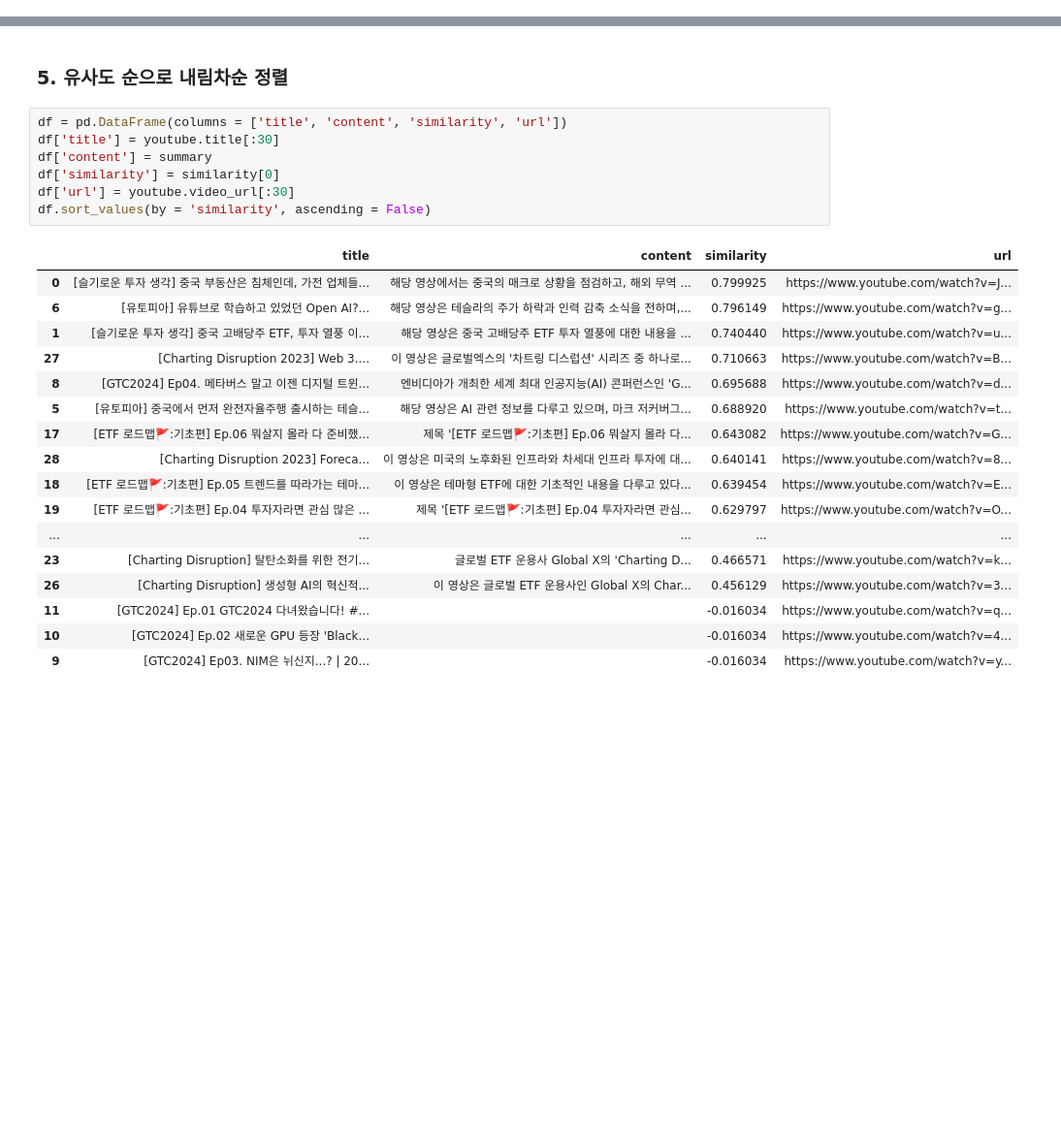
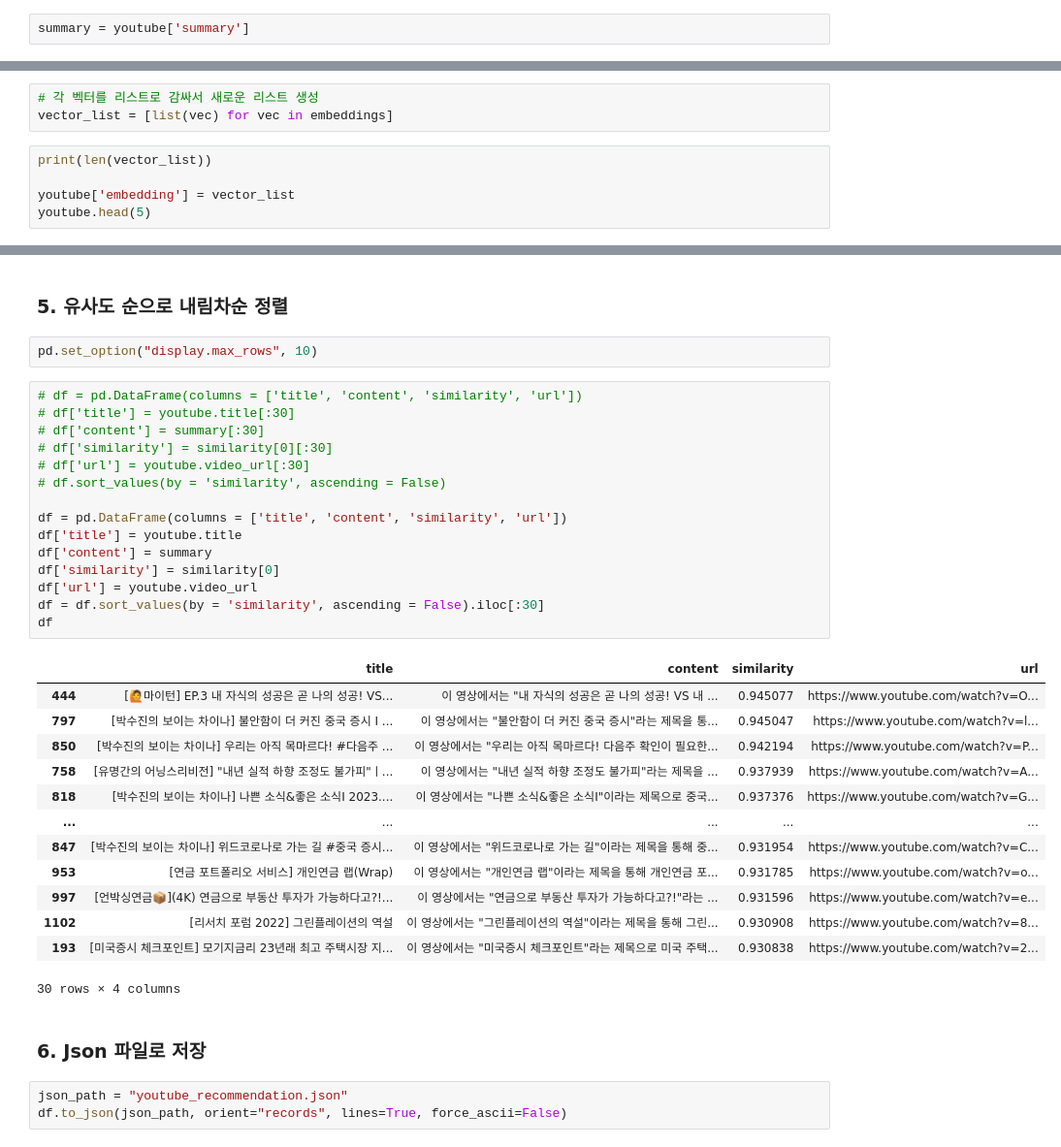
Before and after one commit to slayerzeroa/miraeasset_ai, a Jupyter notebook: youtube_recommendation/유튜브추천알고리즘.ipynb, the cells around one changed output, grey strips where cells are left out. Shown at 97% size. Saved outputs shown, nothing was run; the diff lists cells and outputs as text; blank space fills up the shorter version.

```diff
--- a/youtube_recommendation/유튜브추천알고리즘.ipynb
+++ b/youtube_recommendation/유튜브추천알고리즘.ipynb
@@ -154 +156,3 @@ for i in range(30):
+# %%
+summary = youtube['summary']
 # %%
@@ -173,0 +167,8 @@ Cosine Similarity:
+# %%
+# 각 벡터를 리스트로 감싸서 새로운 리스트 생성
+vector_list = [list(vec) for vec in embeddings]
+# %%
+print(len(vector_list))
+
+youtube['embedding'] = vector_list
+youtube.head(5)
@@ -183,27 +197,38 @@ print(f"Cosine Similarity:\n{similarity}")
 # %% [markdown]
 ### 5. 유사도 순으로 내림차순 정렬
+# %%
+pd.set_option("display.max_rows", 10)
 # %%
+# df = pd.DataFrame(columns = ['title', 'content', 'similarity', 'url'])
+# df['title'] = youtube.title[:30]
+# df['content'] = summary[:30]
+# df['similarity'] = similarity[0][:30]
+# df['url'] = youtube.video_url[:30]
+# df.sort_values(by = 'similarity', ascending = False)
+
 df = pd.DataFrame(columns = ['title', 'content', 'similarity', 'url'])
-df['title'] = youtube.title[:30]
+df['title'] = youtube.title
 df['content'] = summary
 df['similarity'] = similarity[0]
-df['url'] = youtube.video_url[:30]
-df.sort_values(by = 'similarity', ascending = False)
+df['url'] = youtube.video_url
+df = df.sort_values(by = 'similarity', ascending = False).iloc[:30]
+df
 # %% [output]
 |  | title | content | similarity | url |
-| 0 | [슬기로운 투자 생각] 중국 부동산은 침체인데, 가전 업체들... | 해당 영상에서는 중국의 매크로 상황을 점검하고, 해외 무역 ... | 0.799925 | https://www.youtube.com/watch?v=J... |
-| 6 | [유토피아] 유튜브로 학습하고 있었던 Open AI?... | 해당 영상은 테슬라의 주가 하락과 인력 감축 소식을 전하며,... | 0.796149 | https://www.youtube.com/watch?v=g... |
-| 1 | [슬기로운 투자 생각] 중국 고배당주 ETF, 투자 열풍 이... | 해당 영상은 중국 고배당주 ETF 투자 열풍에 대한 내용을 ... | 0.740440 | https://www.youtube.com/watch?v=u... |
-| 27 | [Charting Disruption 2023] Web 3.... | 이 영상은 글로벌엑스의 '차트링 디스럽션' 시리즈 중 하나로... | 0.710663 | https://www.youtube.com/watch?v=B... |
-| 8 | [GTC2024] Ep04. 메타버스 말고 이젠 디지털 트윈... | 엔비디아가 개최한 세계 최대 인공지능(AI) 콘퍼런스인 'G... | 0.695688 | https://www.youtube.com/watch?v=d... |
-| 5 | [유토피아] 중국에서 먼저 완전자율주행 출시하는 테슬... | 해당 영상은 AI 관련 정보를 다루고 있으며, 마크 저커버그... | 0.688920 | https://www.youtube.com/watch?v=t... |
-| 17 | [ETF 로드맵🚩:기초편] Ep.06 뭐살지 몰라 다 준비했... | 제목 '[ETF 로드맵🚩:기초편] Ep.06 뭐살지 몰라 다... | 0.643082 | https://www.youtube.com/watch?v=G... |
-| 28 | [Charting Disruption 2023] Foreca... | 이 영상은 미국의 노후화된 인프라와 차세대 인프라 투자에 대... | 0.640141 | https://www.youtube.com/watch?v=8... |
-| 18 | [ETF 로드맵🚩:기초편] Ep.05 트렌드를 따라가는 테마... | 이 영상은 테마형 ETF에 대한 기초적인 내용을 다루고 있다... | 0.639454 | https://www.youtube.com/watch?v=E... |
-| 19 | [ETF 로드맵🚩:기초편] Ep.04 투자자라면 관심 많은 ... | 제목 '[ETF 로드맵🚩:기초편] Ep.04 투자자라면 관심... | 0.629797 | https://www.youtube.com/watch?v=O... |
+| 444 | [🙋마이턴] EP.3 내 자식의 성공은 곧 나의 성공! VS... | 이 영상에서는 "내 자식의 성공은 곧 나의 성공! VS 내 ... | 0.945077 | https://www.youtube.com/watch?v=O... |
+| 797 | [박수진의 보이는 차이나] 불안함이 더 커진 중국 증시 I ... | 이 영상에서는 "불안함이 더 커진 중국 증시"라는 제목을 통... | 0.945047 | https://www.youtube.com/watch?v=l... |
+| 850 | [박수진의 보이는 차이나] 우리는 아직 목마르다! #다음주 ... | 이 영상에서는 "우리는 아직 목마르다! 다음주 확인이 필요한... | 0.942194 | https://www.youtube.com/watch?v=P... |
+| 758 | [유명간의 어닝스리비전] "내년 실적 하향 조정도 불가피"ㅣ... | 이 영상에서는 "내년 실적 하향 조정도 불가피"라는 제목을 ... | 0.937939 | https://www.youtube.com/watch?v=A... |
+| 818 | [박수진의 보이는 차이나] 나쁜 소식&좋은 소식I 2023.... | 이 영상에서는 "나쁜 소식&좋은 소식I"이라는 제목으로 중국... | 0.937376 | https://www.youtube.com/watch?v=G... |
 | ... | ... | ... | ... | ... |
-| 23 | [Charting Disruption] 탈탄소화를 위한 전기... | 글로벌 ETF 운용사 Global X의 'Charting D... | 0.466571 | https://www.youtube.com/watch?v=k... |
-| 26 | [Charting Disruption] 생성형 AI의 혁신적... | 이 영상은 글로벌 ETF 운용사인 Global X의 Char... | 0.456129 | https://www.youtube.com/watch?v=3... |
-| 11 | [GTC2024] Ep.01 GTC2024 다녀왔습니다! #... |  | -0.016034 | https://www.youtube.com/watch?v=q... |
-| 10 | [GTC2024] Ep.02 새로운 GPU 등장 'Black... |  | -0.016034 | https://www.youtube.com/watch?v=4... |
-| 9 | [GTC2024] Ep03. NIM은 뉘신지...? | 20... |  | -0.016034 | https://www.youtube.com/watch?v=y... |
+| 847 | [박수진의 보이는 차이나] 위드코로나로 가는 길 #중국 증시... | 이 영상에서는 "위드코로나로 가는 길"이라는 제목을 통해 중... | 0.931954 | https://www.youtube.com/watch?v=C... |
+| 953 | [연금 포트폴리오 서비스] 개인연금 랩(Wrap) | 이 영상에서는 "개인연금 랩"이라는 제목을 통해 개인연금 포... | 0.931785 | https://www.youtube.com/watch?v=o... |
+| 997 | [언박싱연금📦](4K) 연금으로 부동산 투자가 가능하다고?!... | 이 영상에서는 "연금으로 부동산 투자가 가능하다고?!"라는 ... | 0.931596 | https://www.youtube.com/watch?v=e... |
+| 1102 | [리서치 포럼 2022] 그린플레이션의 역설 | 이 영상에서는 "그린플레이션의 역설"이라는 제목을 통해 그린... | 0.930908 | https://www.youtube.com/watch?v=8... |
+| 193 | [미국증시 체크포인트] 모기지금리 23년래 최고 주택시장 지... | 이 영상에서는 "미국증시 체크포인트"라는 제목으로 미국 주택... | 0.930838 | https://www.youtube.com/watch?v=2... |
+30 rows × 4 columns
+# %% [markdown]
+### 6. Json 파일로 저장
+# %%
+json_path = "youtube_recommendation.json"
+df.to_json(json_path, orient="records", lines=True, force_ascii=False)
```
Also changed, not shown: parts of 25 cells of this notebook, 17 other files.
